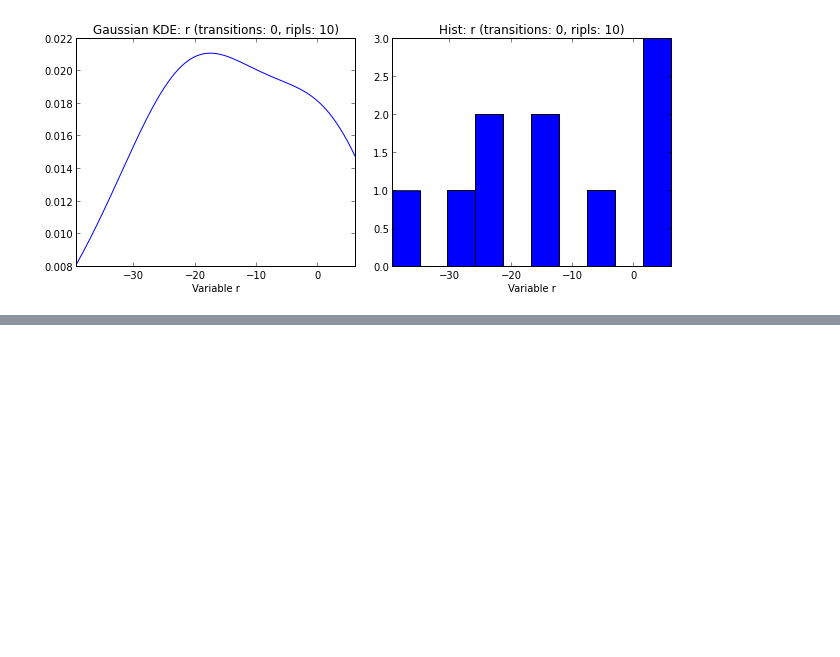
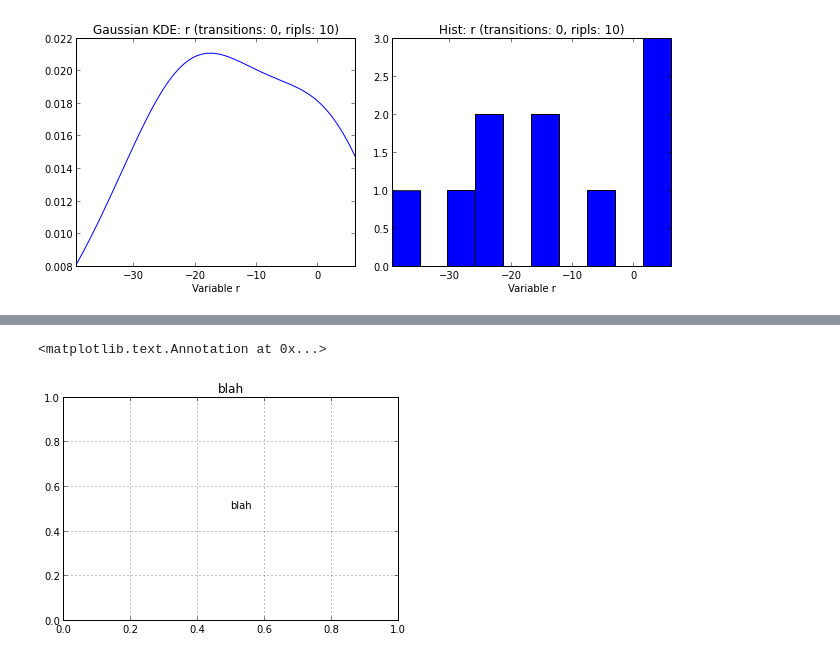
Before and after one commit to owainevans/myunit, a Jupyter notebook: nb_ip_parallel.ipynb, the cells around one changed output, grey strips where cells are left out. Cells and saved outputs as stored; diff of their text form; code cells hidden in the pictures; blank space fills up the shorter version.

```diff
--- a/nb_ip_parallel.ipynb
+++ b/nb_ip_parallel.ipynb
@@ -128,0 +157,9 @@ for ripl in results:
+# %%
+plt.interactive(True)
+fig,ax = subplots()
+ax.set_title('blah')
+ax.grid()
+ax.annotate('blah',[.5, .5])
+# %% [output]
+<matplotlib.text.Annotation at 0x...>
+[figure, added]
```
Also changed, not shown: parts of 7 cells of this notebook, 1 other file.
